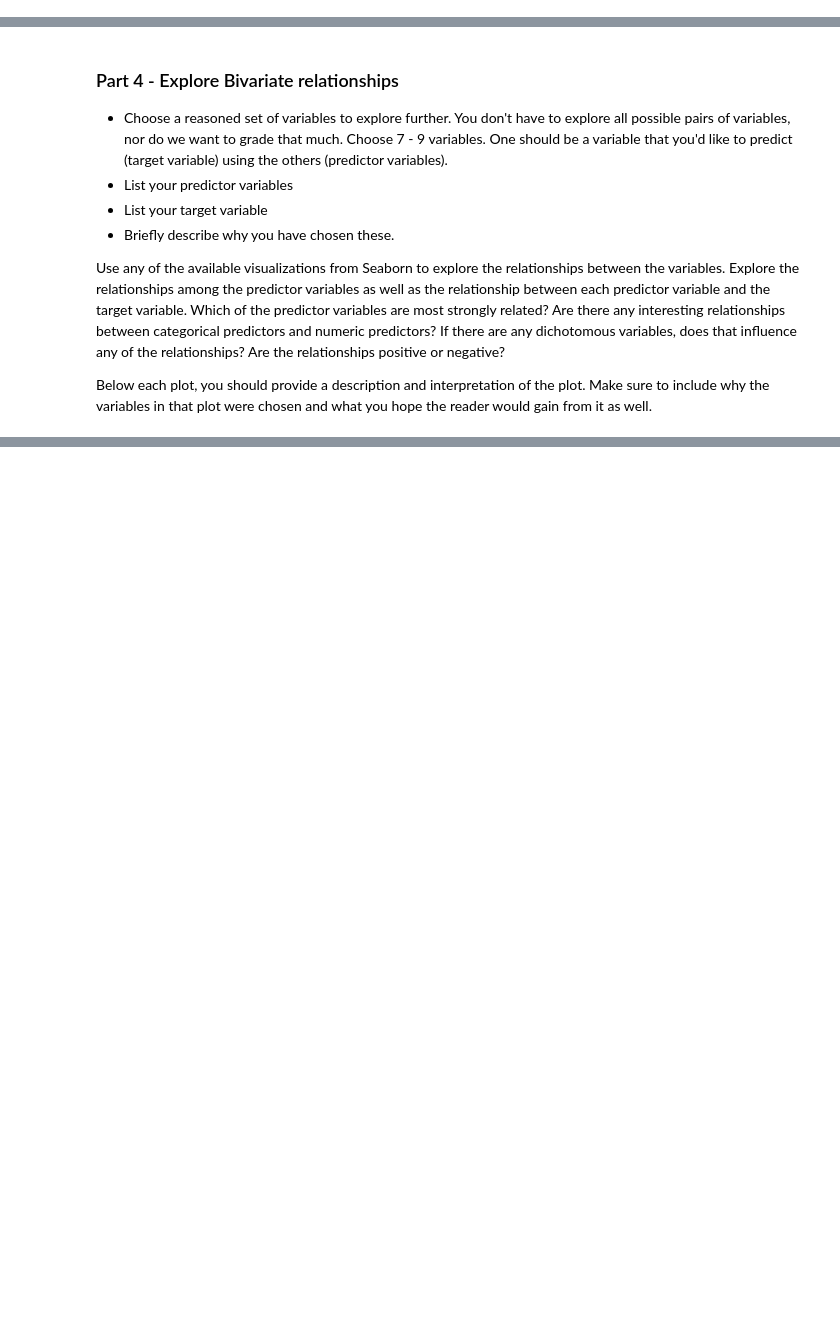
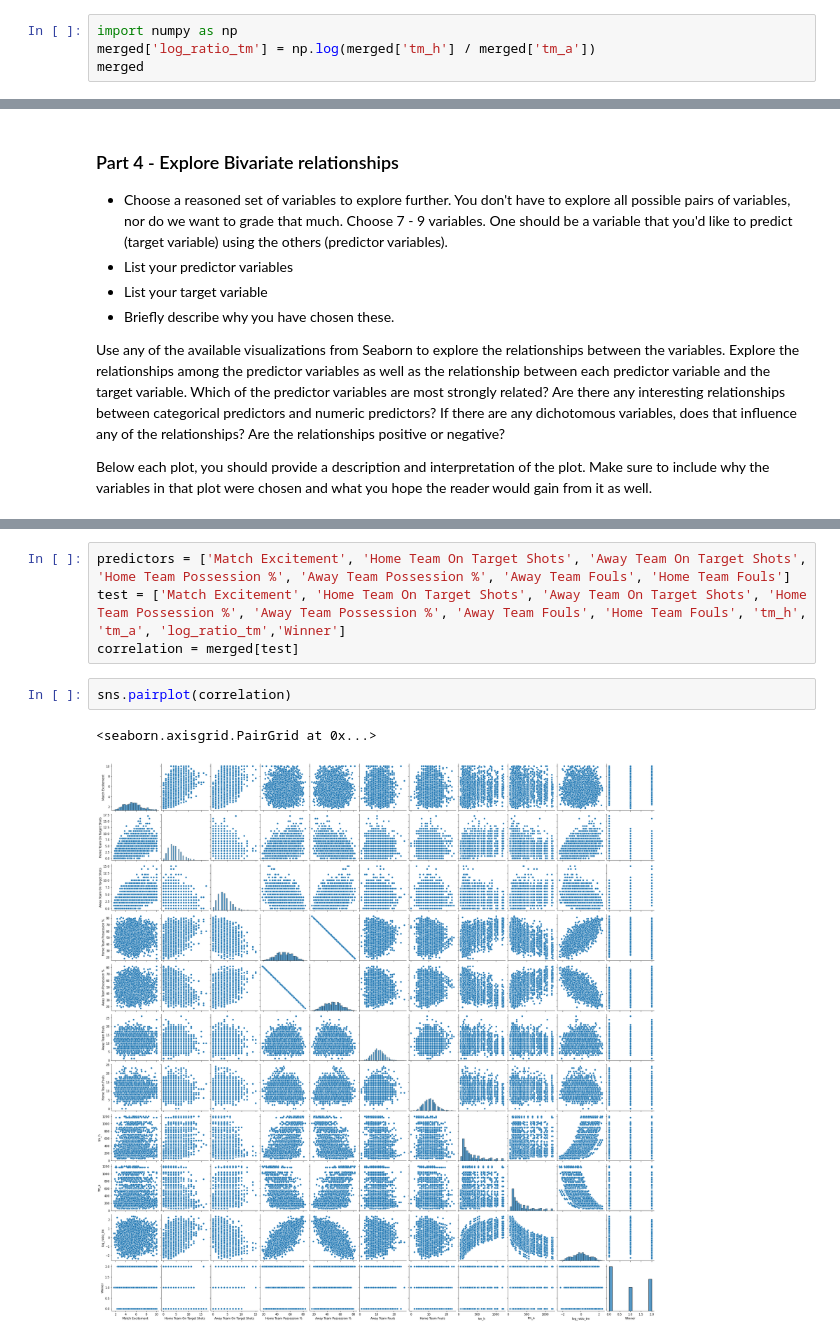
Before and after one commit to EliasLMann/Applied_ML_Proj2, a Jupyter notebook: Project02.ipynb, the cells around one changed output, grey strips where cells are left out. Cells and saved outputs as stored; diff of their text form; blank space fills up the shorter version.

```diff
--- a/Project02.ipynb
+++ b/Project02.ipynb
@@ -382,0 +383,4 @@ merged
+# %%
+import numpy as np
+merged['log_ratio_tm'] = np.log(merged['tm_h'] / merged['tm_a'])
+merged
@@ -393,0 +425,9 @@ Below each plot, you should provide a description and interpretation of the plot
+# %%
+predictors = ['Match Excitement', 'Home Team On Target Shots', 'Away Team On Target Shots', 'Home Team Possession %', 'Away Team Possession %', 'Away Team Fouls', 'Home Team Fouls']
+test = ['Match Excitement', 'Home Team On Target Shots', 'Away Team On Target Shots', 'Home Team Possession %', 'Away Team Possession %', 'Away Team Fouls', 'Home Team Fouls', 'tm_h', 'tm_a', 'log_ratio_tm','Winner']
+correlation = merged[test]
+# %%
+sns.pairplot(correlation)
+# %% [output]
+<seaborn.axisgrid.PairGrid at 0x...>
+[figure, added]
```
Also changed, not shown: parts of 9 cells of this notebook.
